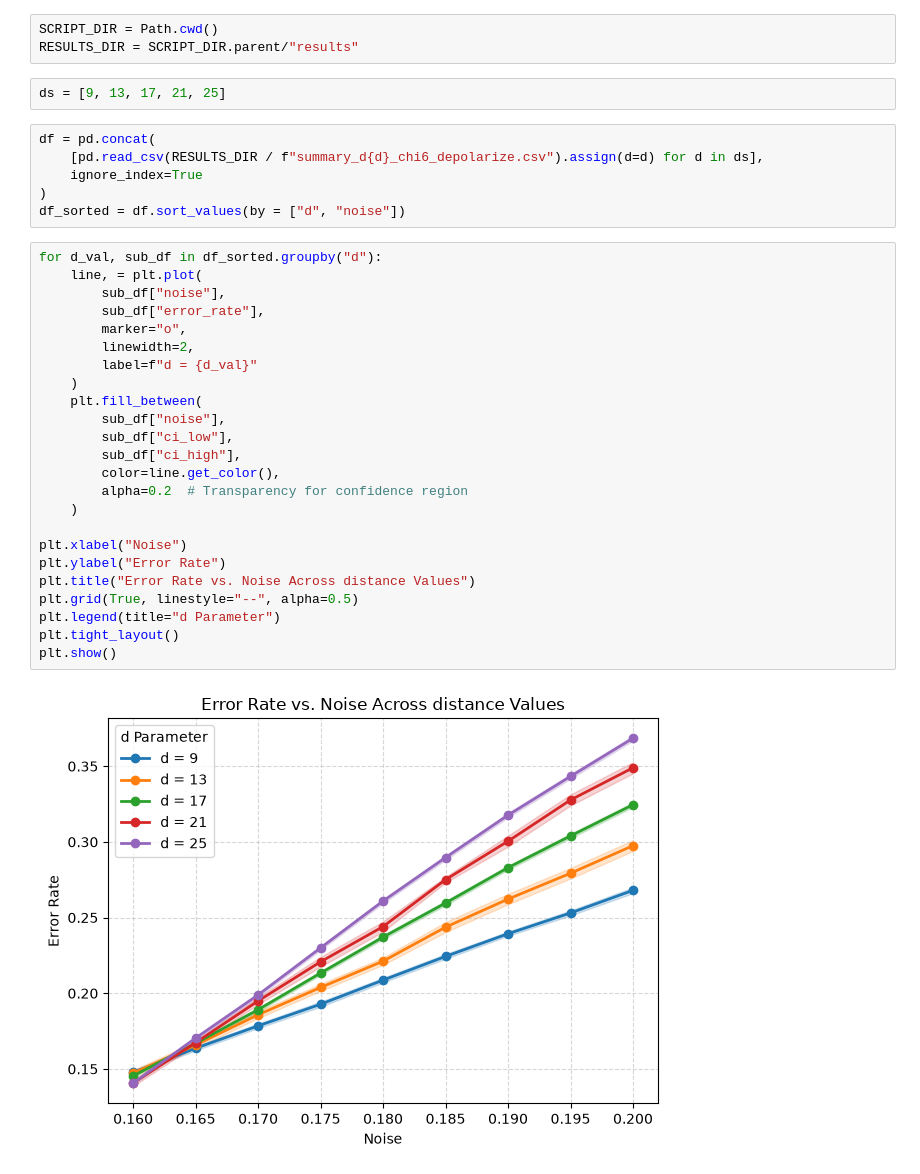
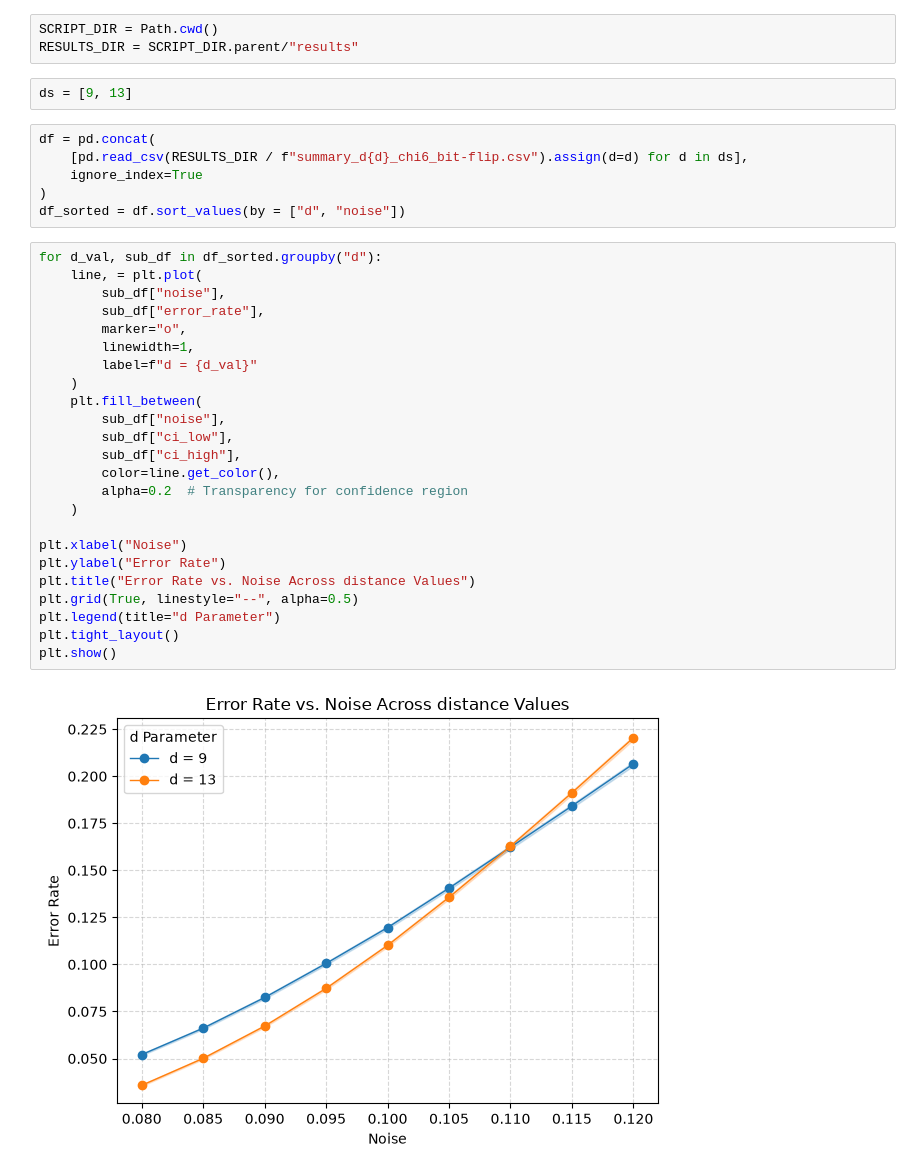
Before and after one commit to sou-27/Tensor-Network-Decoder, a Jupyter notebook: Run_scripts/analyse_thresholds.ipynb, the cells around one changed output. Saved outputs shown, nothing was run; the diff lists cells and outputs as text.

```diff
--- a/Run_scripts/analyse_thresholds.ipynb
+++ b/Run_scripts/analyse_thresholds.ipynb
@@ -7,36 +7,36 @@ from pathlib import Path
 SCRIPT_DIR = Path.cwd()
 RESULTS_DIR = SCRIPT_DIR.parent/"results"
 # %%
-ds = [9, 13, 17, 21, 25]
+ds = [9, 13]
 # %%
 df = pd.concat(
-    [pd.read_csv(RESULTS_DIR / f"summary_d{d}_chi6_depolarize.csv").assign(d=d) for d in ds],
+    [pd.read_csv(RESULTS_DIR / f"summary_d{d}_chi6_bit-flip.csv").assign(d=d) for d in ds],
     ignore_index=True
 )
 df_sorted = df.sort_values(by = ["d", "noise"])
 # %%
 for d_val, sub_df in df_sorted.groupby("d"):
     line, = plt.plot(
         sub_df["noise"],
         sub_df["error_rate"],
         marker="o",
-        linewidth=2,
+        linewidth=1,
         label=f"d = {d_val}"
     )
     plt.fill_between(
         sub_df["noise"],
         sub_df["ci_low"],
         sub_df["ci_high"],
         color=line.get_color(),
         alpha=0.2  # Transparency for confidence region
     )
 
 plt.xlabel("Noise")
 plt.ylabel("Error Rate")
 plt.title("Error Rate vs. Noise Across distance Values")
 plt.grid(True, linestyle="--", alpha=0.5)
 plt.legend(title="d Parameter")
 plt.tight_layout()
 plt.show()
 # %% [output]
-[figure, old version]
+[figure, new version]
```
Also changed, not shown: parts of 4 cells of this notebook, 1 other file.
